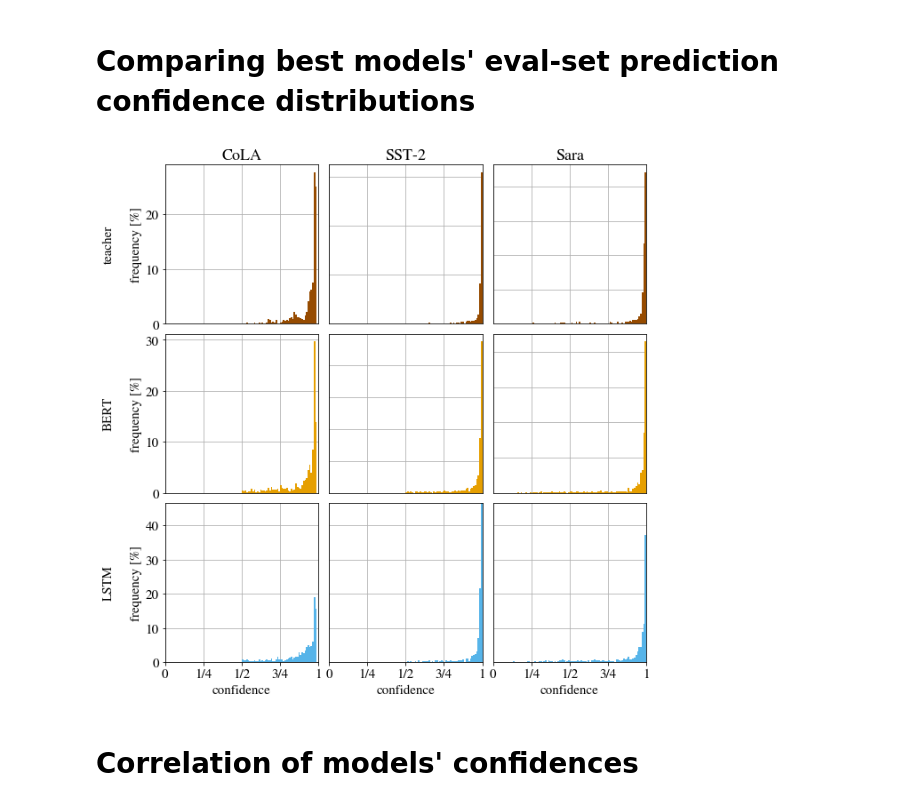
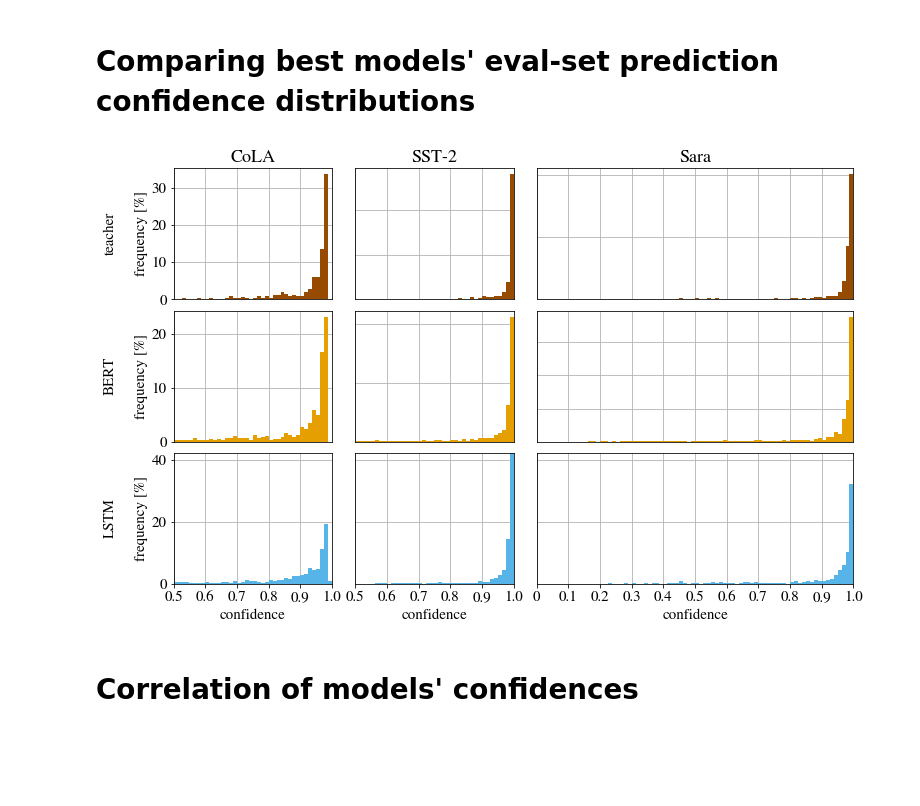
Before and after one commit to samsucik/knowledge-distil-bert, a Jupyter notebook: experiments/analysis/General plotting.ipynb, the cells around one changed output. Drawn from its saved outputs; the diff is of its cells as text; code cells hidden in the pictures; blank space fills up the shorter version.

```diff
--- a/experiments/analysis/General plotting.ipynb
+++ b/experiments/analysis/General plotting.ipynb
@@ -137,20 +139,31 @@ plt.show()
 # %% [markdown]
 # Comparing performance of best models
 # %%
-fig, axs = plt.subplots(nrows=1, ncols=3, figsize=(11, 3))
+fig, axs = plt.subplots(nrows=1, ncols=3, figsize=(12, 3))
+
 for ax, task in zip(axs, glue_tasks):
+    bar_counter = 0
+    max_score = 0
     results = [best_model_scores[task]["teacher"]]
     colours = [model_colours["teacher"]]
     hatches = [model_type_bar_hatches["main"]]
+    ax.text(bar_counter, results[0]+1, "{:.3g}".format(results[0]), ha="center")
+    bar_counter += 1
+    max_score = max(max_score, results[0])
     for main_model_type in ["BERT", "LSTM"]:
         all_model_types = [main_model_type] + [(main_model_type + "-" + additional) for additional in model_types["additional"]]
         colours += [model_colours[main_model_type] for _ in range(len(model_types["additional"])+1)]
         hatches += [model_type_bar_hatches[model_type] for model_type in (["main"] + model_types["additional"])]
         for model_type in all_model_types:
-            results.append(best_model_scores[task][model_type])
+            score = best_model_scores[task][model_type]
+            results.append(score)
+            ax.text(bar_counter, score+1, "{:.3g}".format(score), ha="center")
+            bar_counter += 1.0
+            max_score = max(max_score, score)
     ax.bar(range(len(results)), results, color=colours)
+    ax.set_ylim(0, max_score*1.15)
     for bar, hatch in zip(ax.patches, hatches): bar.set_hatch(hatch)
-    ax.set_ylabel(metrics[task])
+    ax.set_ylabel(metrics[task], labelpad=-1)
     ax.set_xlabel(task)
     ax.tick_params(axis="x", labelbottom=False, length=0)
     ax.grid(axis="y")
@@ -228,41 +241,46 @@ plt.show()
 # %% [markdown]
 # Comparing best models' eval-set prediction confidence distributions
 # %%
-fig, axs = plt.subplots(nrows=3, ncols=3, figsize=(9, 9), sharex="col", sharey=False)
+fig, axs = plt.subplots(nrows=3, ncols=3, figsize=(11, 7), sharex="col", sharey=False,
+                        gridspec_kw={'width_ratios': [1, 1, 2]})
 
 for i, task in enumerate(glue_tasks):
     axs[0, i].set_title(task)
     max_heights = []
     for j, model_type in enumerate(model_types["main"]):
         data = pd.read_csv("predictions/dev_scored_{}_{}.tsv".format(task, model_type), delimiter="\t")
         confidences = data["certainty_of_pred"]
         ax = axs[j, i]
-        rects, bins, patches = ax.hist(confidences, bins=100, range=(0,1), color=model_colours[model_type],
+        rects, bins, patches = ax.hist(confidences, bins=80, range=(0,1), color=model_colours[model_type],
                         label=model_type, log=False, density=True)
         ax.set_xlim(0, 1.0)
         if i > 0:
             ax.tick_params(axis="y", length=0, labelleft=False)
         else:
             axs[j, 0].set_ylabel(model_type + "\n\nfrequency [%]")
         if j < 2:
             ax.tick_params(axis="x", length=0)
         else:
             ax.set_xlabel("confidence")
 
         max_height = max(rects)
         max_heights.append(max_height)
-#         ax.legend(loc=2)
         ax.grid(axis="y", which="both")
         ax.grid(axis="x", which="both")
         ax.set_axisbelow(True)
-        ax.set_xticks([0, 0.25, 0.5, 0.75, 1.])
-        ax.set_xticklabels(["0", "1/4", "1/2", "3/4", "1"])
+        if task == "Sara":
+            ax.set_xticks([0, 0.1, 0.2, 0.3, 0.4, 0.5, 0.6, 0.7, 0.8, 0.9, 1.])
+            ax.set_xticklabels([0, 0.1, 0.2, 0.3, 0.4, 0.5, 0.6, 0.7, 0.8, 0.9, 1.])
+        else:
+            ax.set_xticks([0.5, 0.6, 0.7, 0.8, 0.9, 1.])
+            ax.set_xticklabels([0.5, 0.6, 0.7, 0.8, 0.9, 1.])
+            ax.set_xlim(0.5, 1.0)
     for k, _ in enumerate(model_types["main"]):
         axs[j, k].set_ylim(0, max(max_heights)*1.05)
 plt.tight_layout(w_pad=0.3, h_pad=0.2)
 plt.show()
 # %% [output]
-[figure, old version]
+[figure, new version]
 # %% [markdown]
 # Correlation of models' confidences
 # %%
```
Also changed, not shown: parts of 4 cells of this notebook, 12 other files.
